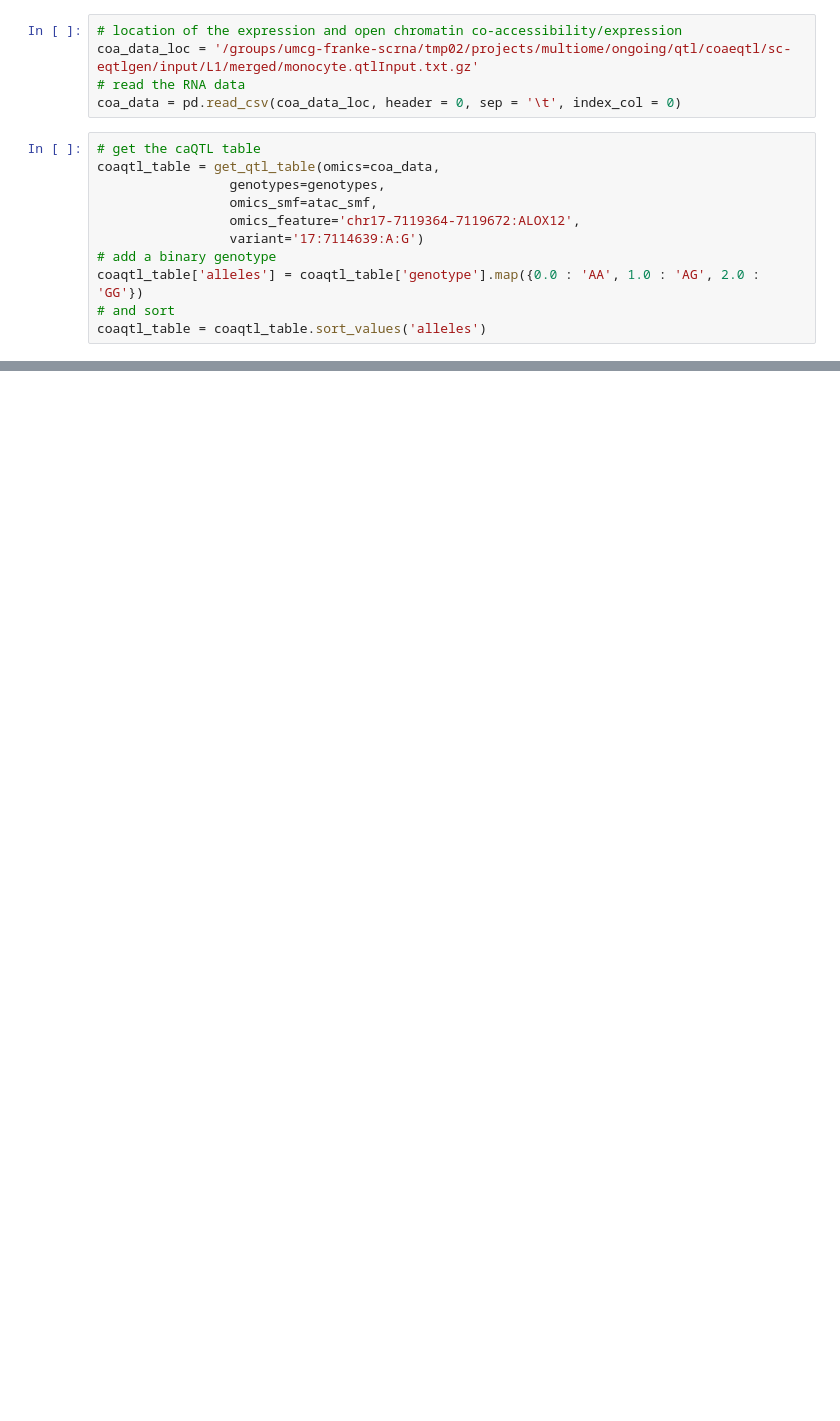
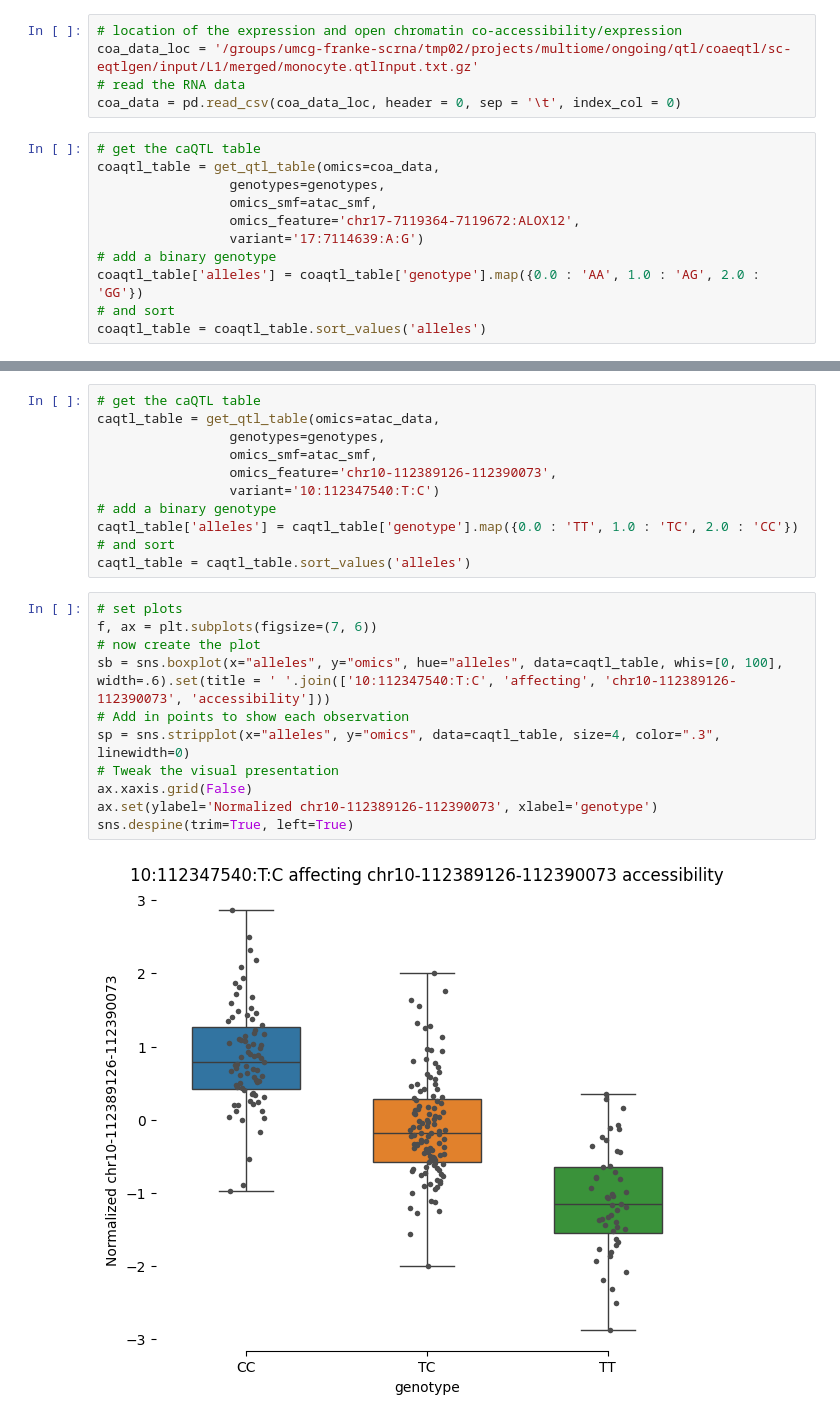
Before and after one commit to molgenis/wijst_multiome, a Jupyter notebook: qtl/mo_plot_qtls.ipynb, the cells around one changed output, grey strips where cells are left out. Saved outputs shown, nothing was run; the diff lists cells and outputs as text; blank space fills up the shorter version.

```diff
--- a/qtl/mo_plot_qtls.ipynb
+++ b/qtl/mo_plot_qtls.ipynb
@@ -264,0 +305,24 @@ sns.despine(trim=True, left=True)
+# %%
+# get the caQTL table
+caqtl_table = get_qtl_table(omics=atac_data,
+                 genotypes=genotypes,
+                 omics_smf=atac_smf,
+                 omics_feature='chr10-112389126-112390073',
+                 variant='10:112347540:T:C')
+# add a binary genotype
+caqtl_table['alleles'] = caqtl_table['genotype'].map({0.0 : 'TT', 1.0 : 'TC', 2.0 : 'CC'})
+# and sort
+caqtl_table = caqtl_table.sort_values('alleles')
+# %%
+# set plots
+f, ax = plt.subplots(figsize=(7, 6))
+# now create the plot
+sb = sns.boxplot(x="alleles", y="omics", hue="alleles", data=caqtl_table, whis=[0, 100], width=.6).set(title = ' '.join(['10:112347540:T:C', 'affecting', 'chr10-112389126-112390073', 'accessibility']))
+# Add in points to show each observation
+sp = sns.stripplot(x="alleles", y="omics", data=caqtl_table, size=4, color=".3", linewidth=0)
+# Tweak the visual presentation
+ax.xaxis.grid(False)
+ax.set(ylabel='Normalized chr10-112389126-112390073', xlabel='genotype')
+sns.despine(trim=True, left=True)
+# %% [output]
+[figure, added]
```
Also changed, not shown: parts of 16 cells of this notebook, 1 other file.
